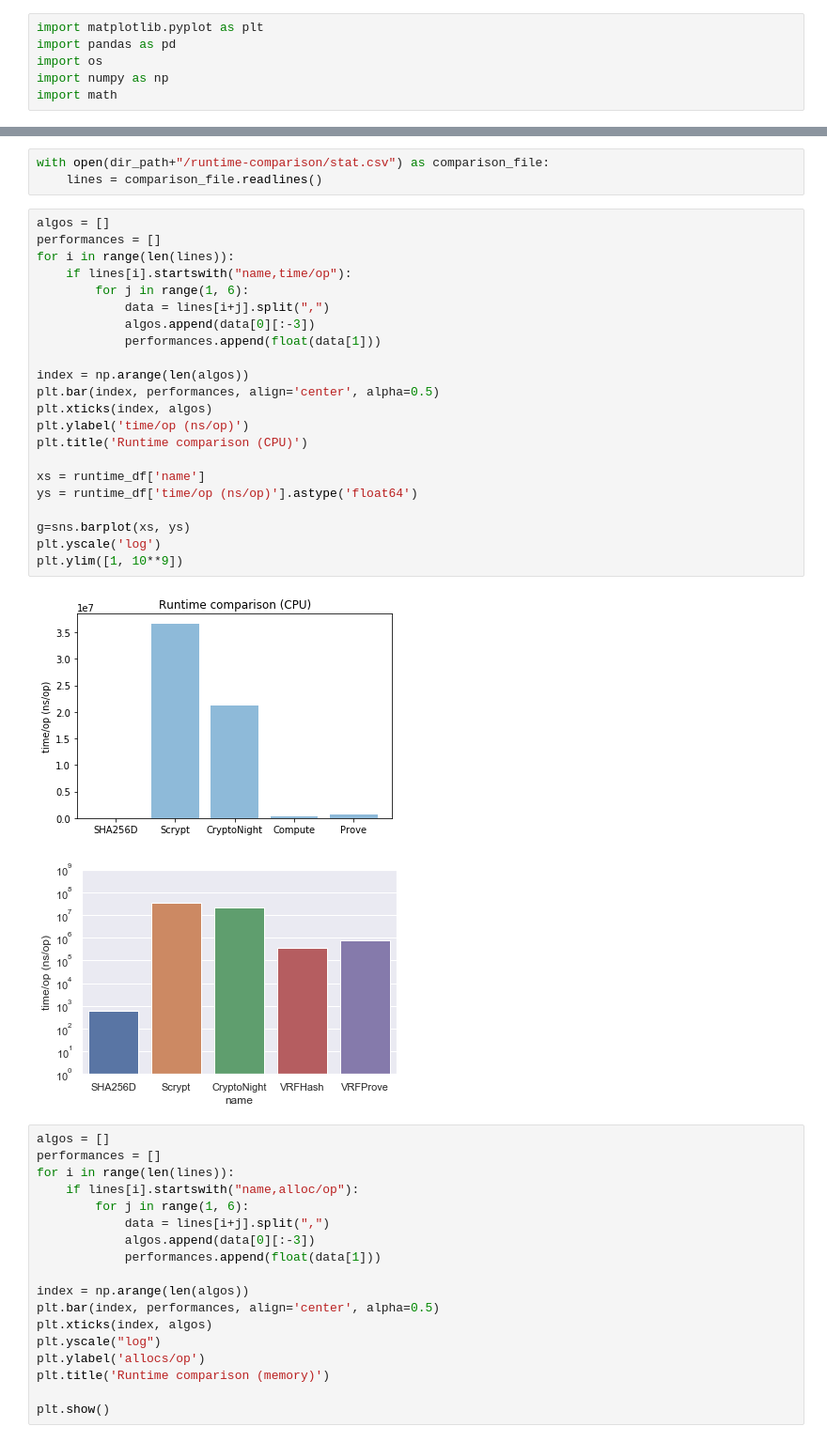
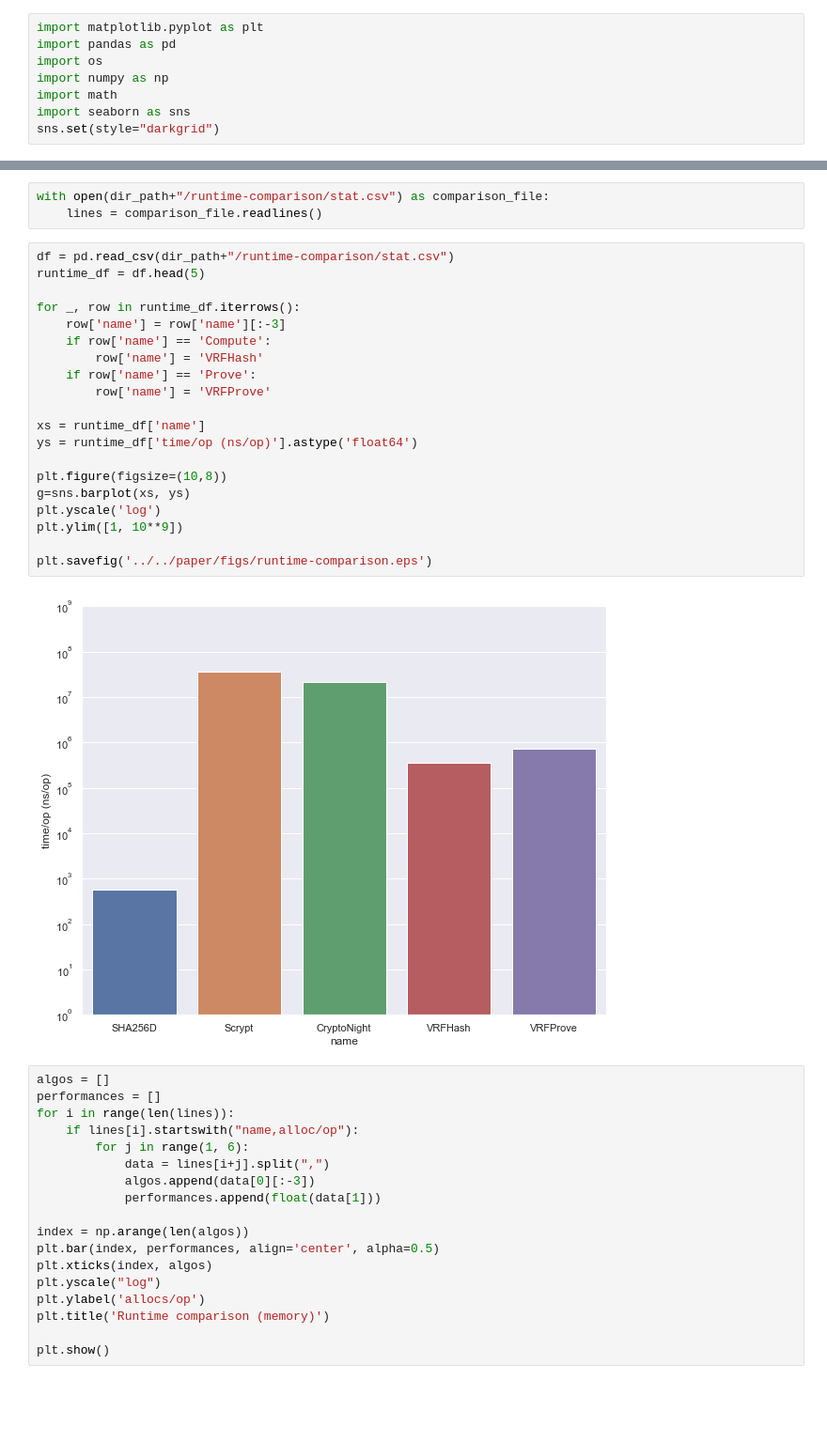
Before and after one commit to DEX-ware/vrf-mining, a Jupyter notebook: src/eval/Untitled.ipynb, the cells around one changed output, grey strips where cells are left out. Shown: that part at 94% size. Saved outputs shown, nothing was run; the diff lists cells and outputs as text; blank space fills up the shorter version.

Commit message:
comparison fig and notebook

```diff
--- a/src/eval/Untitled.ipynb
+++ b/src/eval/Untitled.ipynb
@@ -10,6 +10,8 @@ import pandas as pd
 import os
 import numpy as np
 import math
+import seaborn as sns
+sns.set(style="darkgrid")
 # %%
 dir_path = os.path.abspath('')
 
@@ -69,31 +71,28 @@ plt.show()
 # %%
 with open(dir_path+"/runtime-comparison/stat.csv") as comparison_file:
     lines = comparison_file.readlines()
-# %%
-algos = []
-performances = []
-for i in range(len(lines)):
-    if lines[i].startswith("name,time/op"):
-        for j in range(1, 6):
-            data = lines[i+j].split(",")
-            algos.append(data[0][:-3])
-            performances.append(float(data[1]))
-
-index = np.arange(len(algos))
-plt.bar(index, performances, align='center', alpha=0.5)
-plt.xticks(index, algos)
-plt.ylabel('time/op (ns/op)')
-plt.title('Runtime comparison (CPU)')
-
-xs = runtime_df['name']
-ys = runtime_df['time/op (ns/op)'].astype('float64')
-
-g=sns.barplot(xs, ys)
-plt.yscale('log')
-plt.ylim([1, 10**9])
-# %% [output]
-[figure, removed]
-[figure, removed]
+# %%
+df = pd.read_csv(dir_path+"/runtime-comparison/stat.csv")
+runtime_df = df.head(5)
+
+for _, row in runtime_df.iterrows():
+    row['name'] = row['name'][:-3]
+    if row['name'] == 'Compute':
+        row['name'] = 'VRFHash'
+    if row['name'] == 'Prove':
+        row['name'] = 'VRFProve'
+
+xs = runtime_df['name']
+ys = runtime_df['time/op (ns/op)'].astype('float64')
+
+plt.figure(figsize=(10,8))
+g=sns.barplot(xs, ys)
+plt.yscale('log')
+plt.ylim([1, 10**9])
+
+plt.savefig('../../paper/figs/runtime-comparison.eps')
+# %% [output]
+[figure, added]
 # %%
 algos = []
 performances = []
```
Also changed, not shown: 1 other file.
